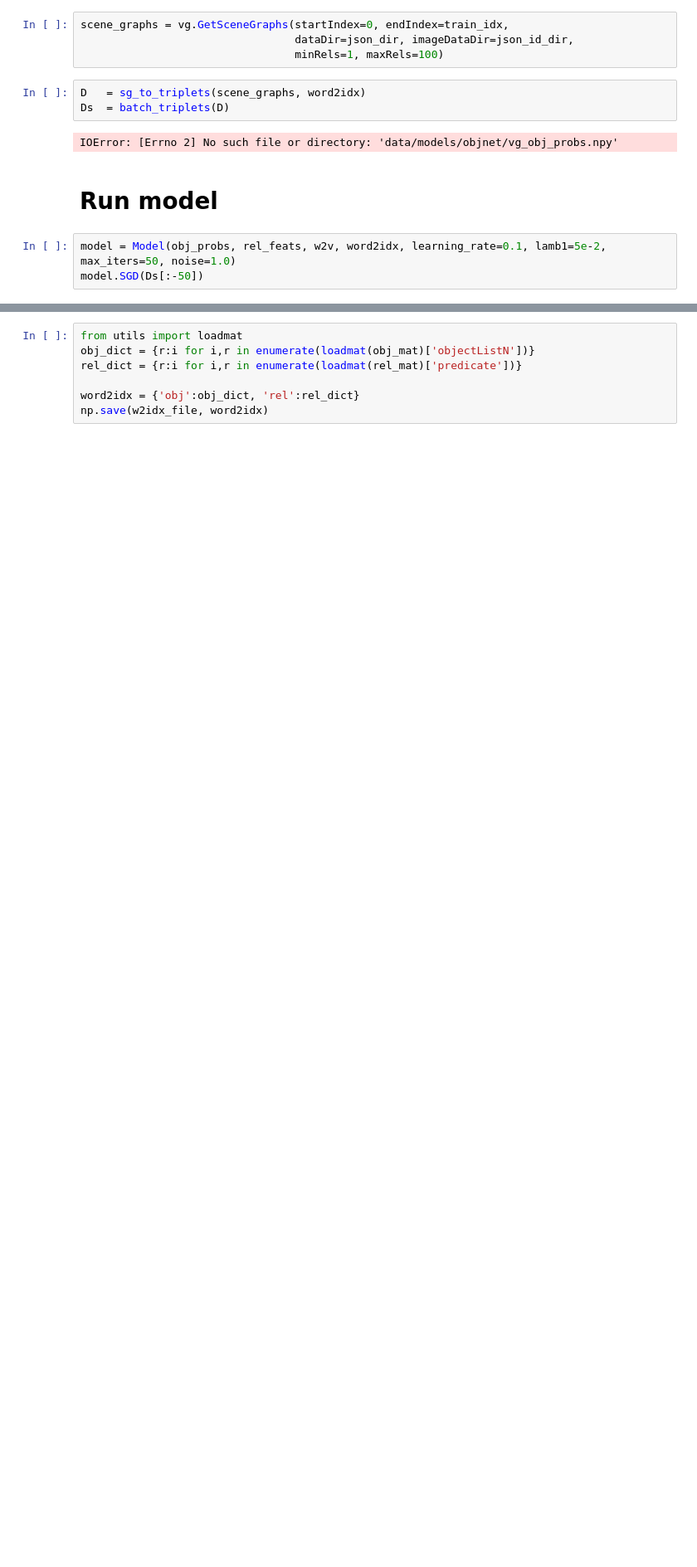
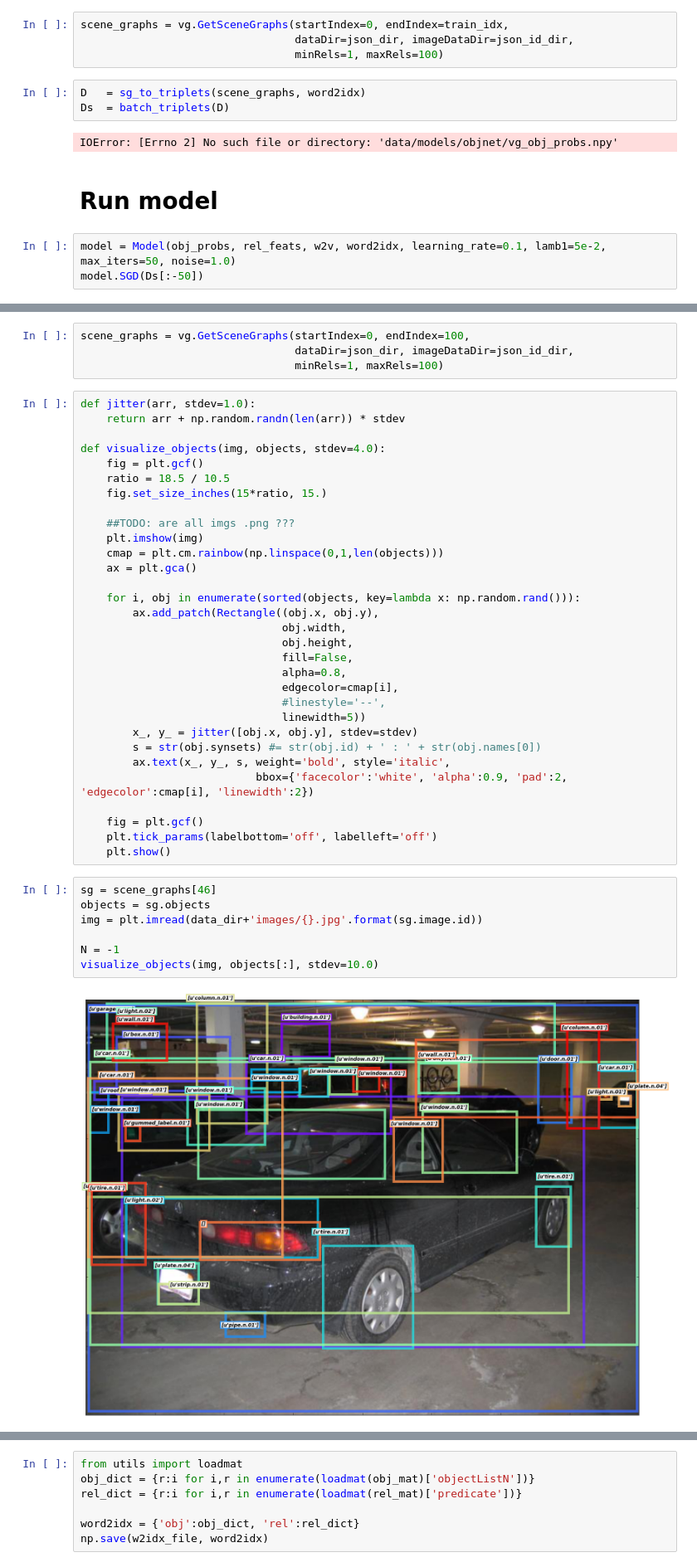
Before and after one commit to ebigelow/detect-relationships, a Jupyter notebook: scripts/ipynb/Paper VG.ipynb, the cells around one changed output, grey strips where cells are left out. Shown at 83% size. Cells and saved outputs as stored; diff of their text form; blank space fills up the shorter version.

```diff
--- a/scripts/ipynb/Paper VG.ipynb
+++ b/scripts/ipynb/Paper VG.ipynb
@@ -46,0 +112,44 @@ model.SGD(Ds[:-50])
+# %%
+scene_graphs = vg.GetSceneGraphs(startIndex=0, endIndex=100,
+                                 dataDir=json_dir, imageDataDir=json_id_dir,
+                                 minRels=1, maxRels=100)
+# %%
+def jitter(arr, stdev=1.0):
+    return arr + np.random.randn(len(arr)) * stdev
+
+def visualize_objects(img, objects, stdev=4.0):
+    fig = plt.gcf()
+    ratio = 18.5 / 10.5
+    fig.set_size_inches(15*ratio, 15.)
+
+    ##TODO: are all imgs .png ???
+    plt.imshow(img)
+    cmap = plt.cm.rainbow(np.linspace(0,1,len(objects)))
+    ax = plt.gca()
+
+    for i, obj in enumerate(sorted(objects, key=lambda x: np.random.rand())):
+        ax.add_patch(Rectangle((obj.x, obj.y),
+                               obj.width,
+                               obj.height,
+                               fill=False,
+                               alpha=0.8,
+                               edgecolor=cmap[i],
+                               #linestyle='--',
+                               linewidth=5))
+        x_, y_ = jitter([obj.x, obj.y], stdev=stdev)
+        s = str(obj.synsets) #= str(obj.id) + ' : ' + str(obj.names[0])
+        ax.text(x_, y_, s, weight='bold', style='italic',
+                           bbox={'facecolor':'white', 'alpha':0.9, 'pad':2, 'edgecolor':cmap[i], 'linewidth':2})
+
+    fig = plt.gcf()
+    plt.tick_params(labelbottom='off', labelleft='off')
+    plt.show()
+# %%
+sg = scene_graphs[46]
+objects = sg.objects
+img = plt.imread(data_dir+'images/{}.jpg'.format(sg.image.id))
+
+N = -1
+visualize_objects(img, objects[:], stdev=10.0)
+# %% [output]
+[figure, added]
```
Also changed, not shown: parts of 13 cells of this notebook, 4 other files.
